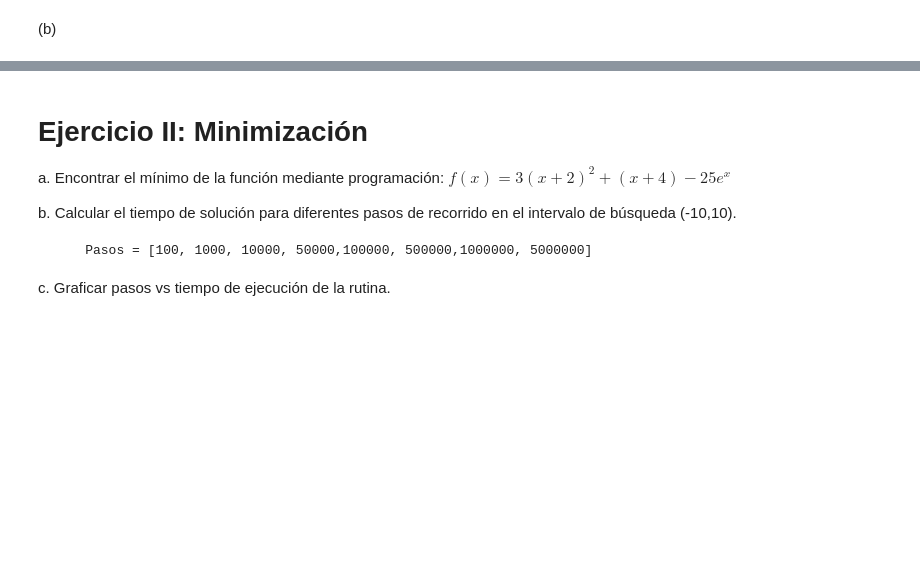
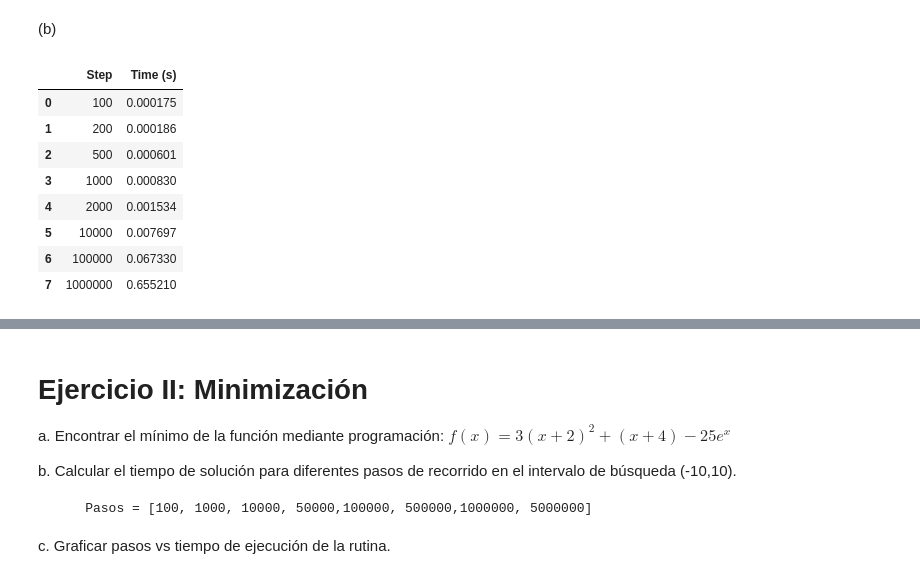
Before and after one commit to kkyouma/optimizacion, a Jupyter notebook: C3/Clase Laboratorio Nº3.ipynb, the cells around one changed output, grey strips where cells are left out. Cells and saved outputs as stored; diff of their text form; code cells hidden in the pictures; blank space fills up the shorter version.

```diff
--- a/C3/Clase Laboratorio Nº3.ipynb
+++ b/C3/Clase Laboratorio Nº3.ipynb
@@ -131,15 +121,22 @@ if is_main:
         total_time =  time.perf_counter() - start_time # calculamos el tiempo de ejecucion.
         time_list.append(total_time) # Guardamos el tiempo de ejecucion en la lista.
 # %%
-try:
-    # Definimos un Data Frame
-    df = pd.DataFrame()
+# Definimos un Data Frame
+df = pd.DataFrame()
 
-    # Le entregamos la lista con la información
-    df["Step"] = steps
-    df["Time (s)"] = time_list
+# Le entregamos la lista con la información
+df["Step"] = steps
+df["Time (s)"] = time_list
 
-    df # mostramos el Data Frame
-except:
-    print("No se ha ejecutado la busqueda aumentando granularidad")
+df # mostramos el Data Frame
+# %% [output]
+|  | Step | Time (s) |
+| 0 | 100 | 0.000175 |
+| 1 | 200 | 0.000186 |
+| 2 | 500 | 0.000601 |
+| 3 | 1000 | 0.000830 |
+| 4 | 2000 | 0.001534 |
+| 5 | 10000 | 0.007697 |
+| 6 | 100000 | 0.067330 |
+| 7 | 1000000 | 0.655210 |
 # %%
```
Also changed, not shown: parts of 16 cells of this notebook, 10 other files.
